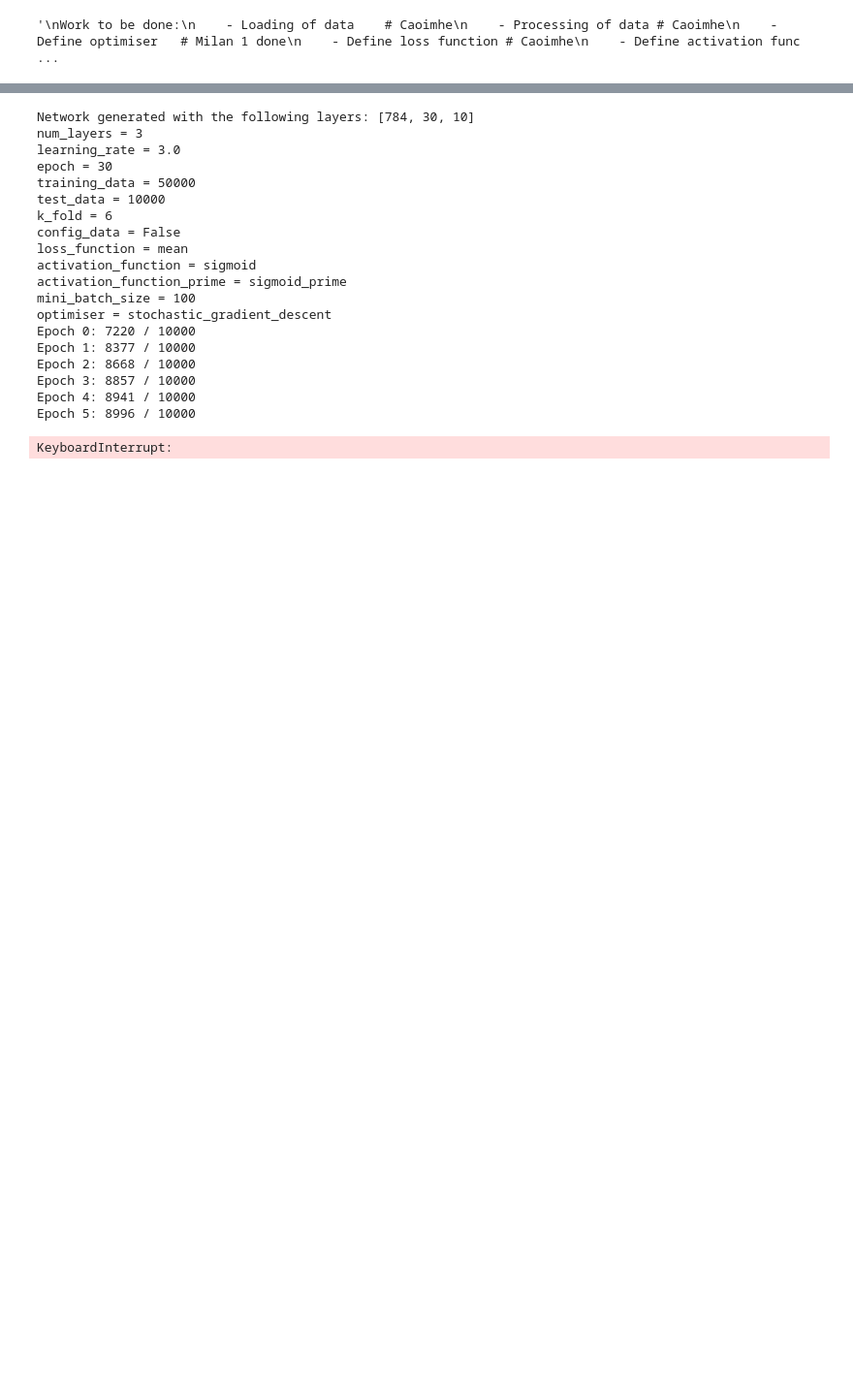
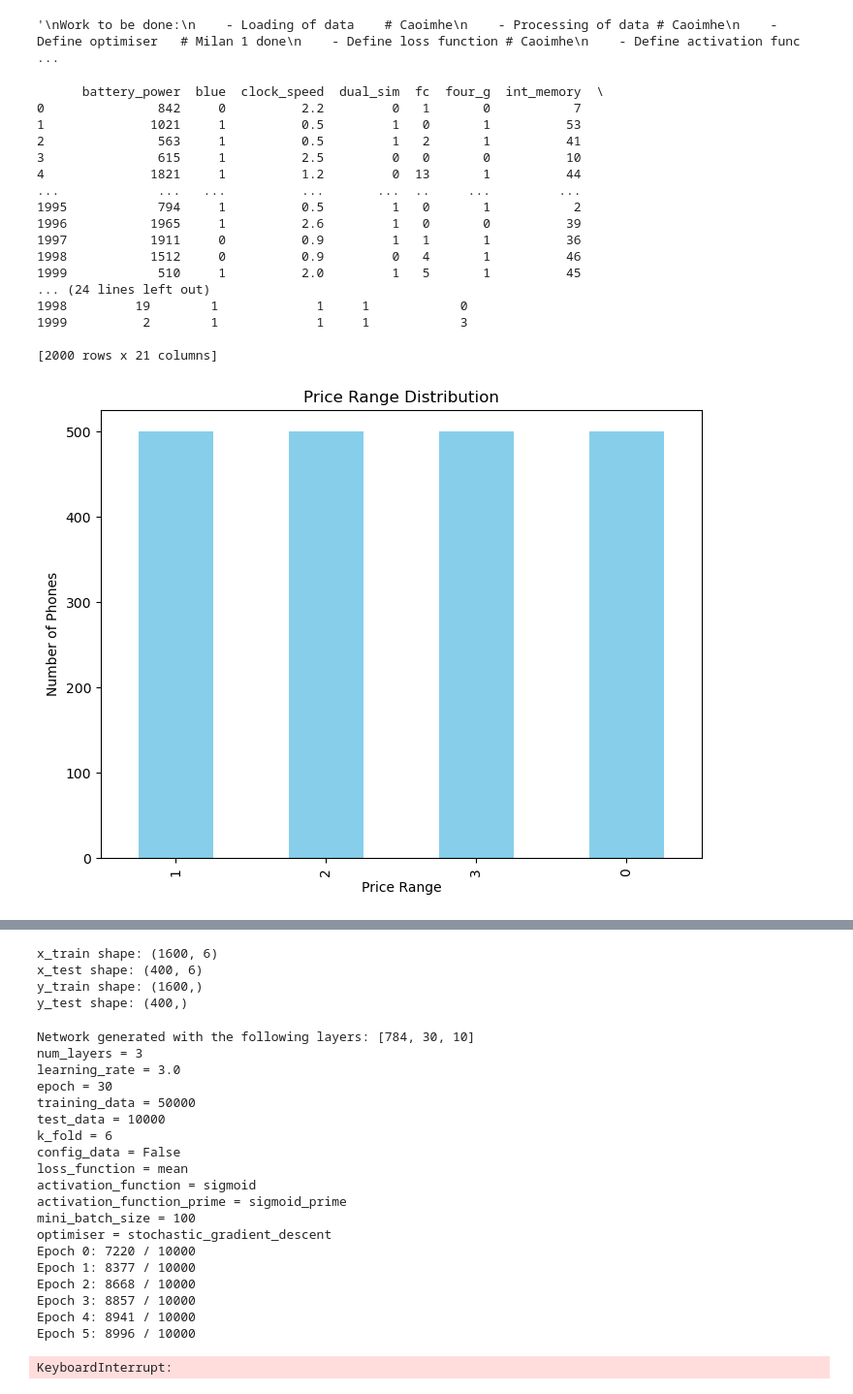
Before and after one commit to M-Byte480/cs4287-NNC-Multi-Layer-Perceptron-Phone-Price-Classifier, a Jupyter notebook: CS4287-Prj1-21308128-21331308.ipynb, the cells around one changed output, grey strips where cells are left out. Shown at 97% size. Drawn from its saved outputs; the diff is of its cells as text; code cells hidden in the pictures; blank space fills up the shorter version.

Commit message:
[Caoimhe] Uploaded dataset (.csv) & started the data visualisation and preprocessing

```diff
--- a/CS4287-Prj1-21308128-21331308.ipynb
+++ b/CS4287-Prj1-21308128-21331308.ipynb
@@ -29,0 +35,66 @@ import numpy as np
+# %%
+# Loading data from csv and printing it
+dataset_path = 'phones.csv'
+data = pd.read_csv(dataset_path)
+print(data)
+
+#Bar Chart graph shows there's no imbalance with the predication value in the dataset - no bias
+# Count occurrences of each price range
+price_range_counts = data['price_range'].value_counts()
+plt.figure(figsize=(8, 6))
+price_range_counts.plot(kind='bar', color='skyblue')
+plt.title('Price Range Distribution')
+plt.xlabel('Price Range')
+plt.ylabel('Number of Phones')
+plt.show()
+
+# Analyze feature correlations
+"""
+There is of features so we will use this correlation to decide what features to use
+- selecting features that correlate well with your target variable
+- reduce noise
+"""
+corr_matrix = data.corr()
+plt.figure(figsize=(12, 8))
+sns.heatmap(corr_matrix, annot=True, cmap='coolwarm', fmt='.2f')
+plt.title('Feature Correlation Matrix')
+plt.show()
+
+#Seperate features and target(prediction variable)
+X = data[['battery_power', 'ram', 'int_memory', 'px_width', 'px_height', 'sc_w']]#Features
+Y = data['price_range'] #Target(prediction variable)
+
+#Split data in training set and test set
+x_train, x_test, y_train, y_test = train_test_split(X, Y, test_size=0.2, random_state=42)
+
+# Create a MinMaxScaler for normalisation
+scaler = MinMaxScaler()
+
+# Fit Scaler on sets
+x_train = scaler.fit_transform(x_train)
+x_test = scaler.transform(x_test)
+
+# Print shapes and the first few rows of the datasets
+print(f"x_train shape: {x_train.shape}")
+print(f"x_test shape: {x_test.shape}")
+print(f"y_train shape: {y_train.shape}")
+print(f"y_test shape: {y_test.shape}")
+# %% [output]
+      battery_power  blue  clock_speed  dual_sim  fc  four_g  int_memory  \
+0               842     0          2.2         0   1       0           7
+1              1021     1          0.5         1   0       1          53
+2               563     1          0.5         1   2       1          41
+3               615     1          2.5         0   0       0          10
+4              1821     1          1.2         0  13       1          44
+...             ...   ...          ...       ...  ..     ...         ...
+1995            794     1          0.5         1   0       1           2
+1996           1965     1          2.6         1   0       0          39
+1997           1911     0          0.9         1   1       1          36
+1998           1512     0          0.9         0   4       1          46
+1999            510     1          2.0         1   5       1          45
+... (24 lines left out)
+1998         19        1             1     1            0
+1999          2        1             1     1            3
+
+[2000 rows x 21 columns]
+[figure, added]
@@ -30,3 +102,7 @@ import numpy as np
+x_train shape: (1600, 6)
+x_test shape: (400, 6)
+y_train shape: (1600,)
+y_test shape: (400,)
 # %%
 # Constructor
 class MultiLayerPerceptron:
```
Also changed, not shown: parts of 2 cells of this notebook, 1 other file.
